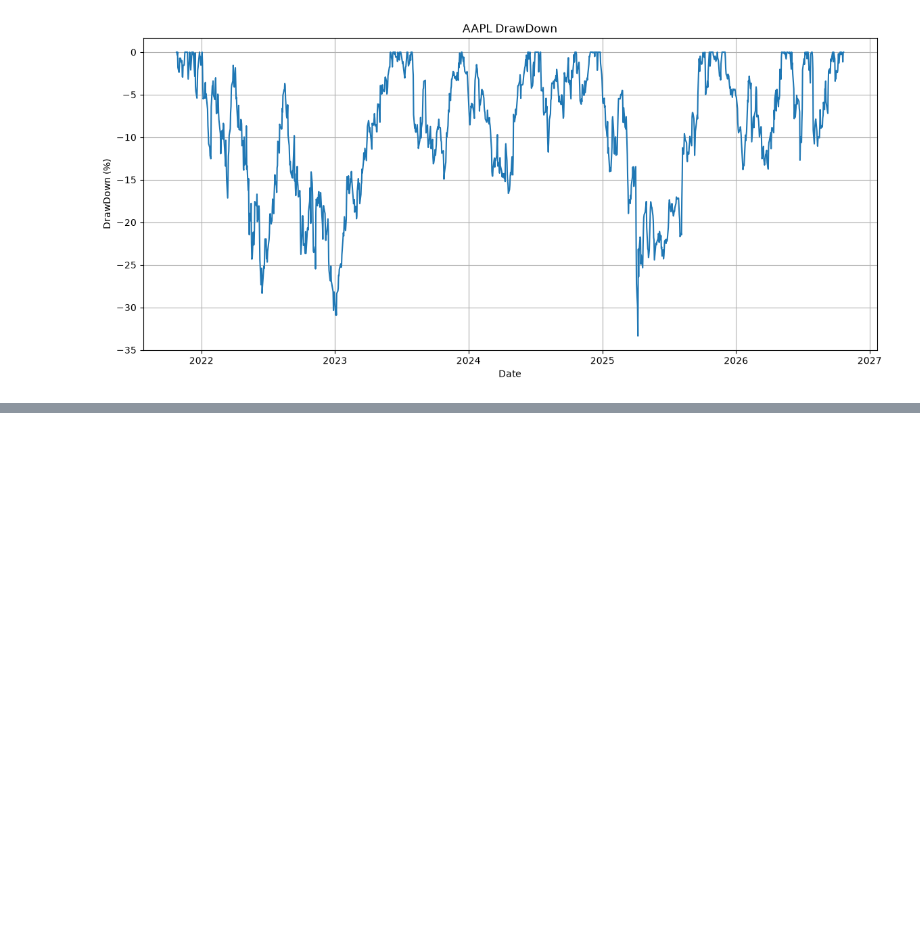
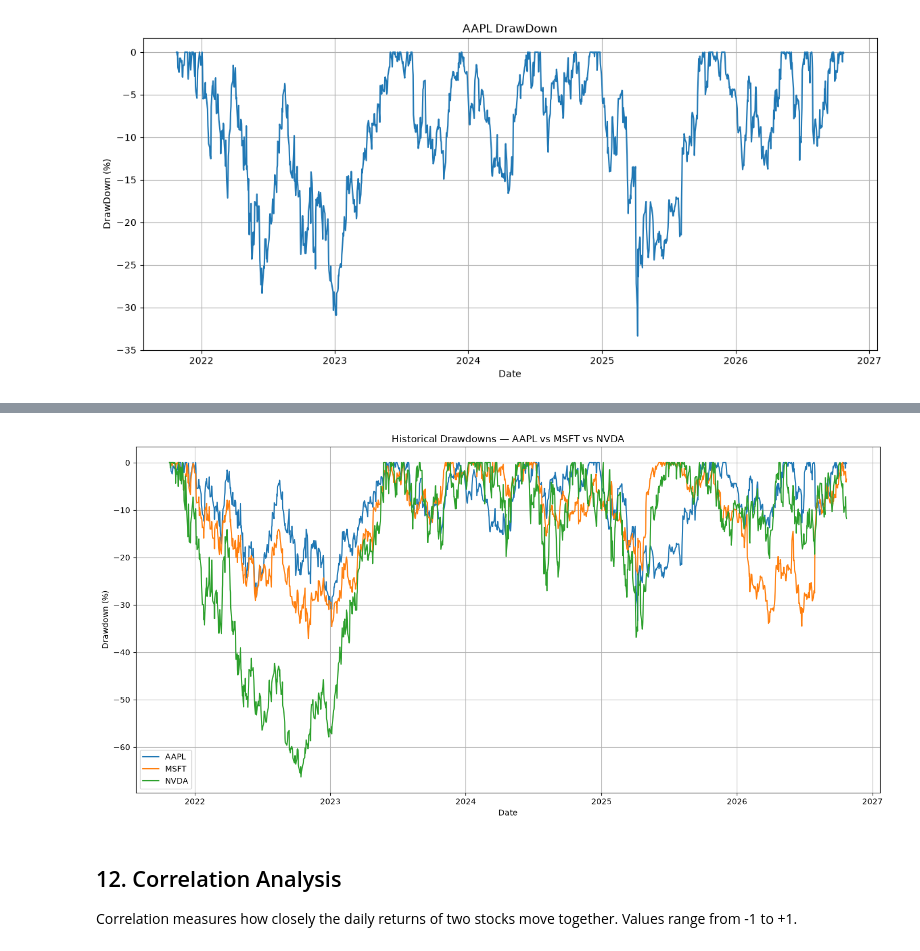
Before and after one commit to deepanshusaxena315/stock-financial-analysis, a Jupyter notebook: notebooks/stock_analysis.ipynb, the cells around one changed output, grey strips where cells are left out. Saved outputs shown, nothing was run; the diff lists cells and outputs as text; code cells hidden in the pictures; blank space fills up the shorter version.

```diff
--- a/notebooks/stock_analysis.ipynb
+++ b/notebooks/stock_analysis.ipynb
@@ -311,0 +463,26 @@ summary_df
+# %%
+
+plt.figure(figsize=(14, 7))
+
+for ticker in drawdowns.columns:
+    plt.plot(
+        drawdowns.index,
+        drawdowns[ticker] * 100,
+        label=ticker
+    )
+
+plt.title("Historical Drawdowns — AAPL vs MSFT vs NVDA")
+plt.xlabel("Date")
+plt.ylabel("Drawdown (%)")
+
+plt.legend()
+plt.grid(True)
+plt.tight_layout()
+plt.show()
+# %% [output]
+[figure, added]
+# %% [markdown]
+## 12. Correlation Analysis
+
+Correlation measures how closely the daily returns of two stocks
+move together. Values range from -1 to +1.
```
Also changed, not shown: parts of 28 cells of this notebook, 1 other file.
